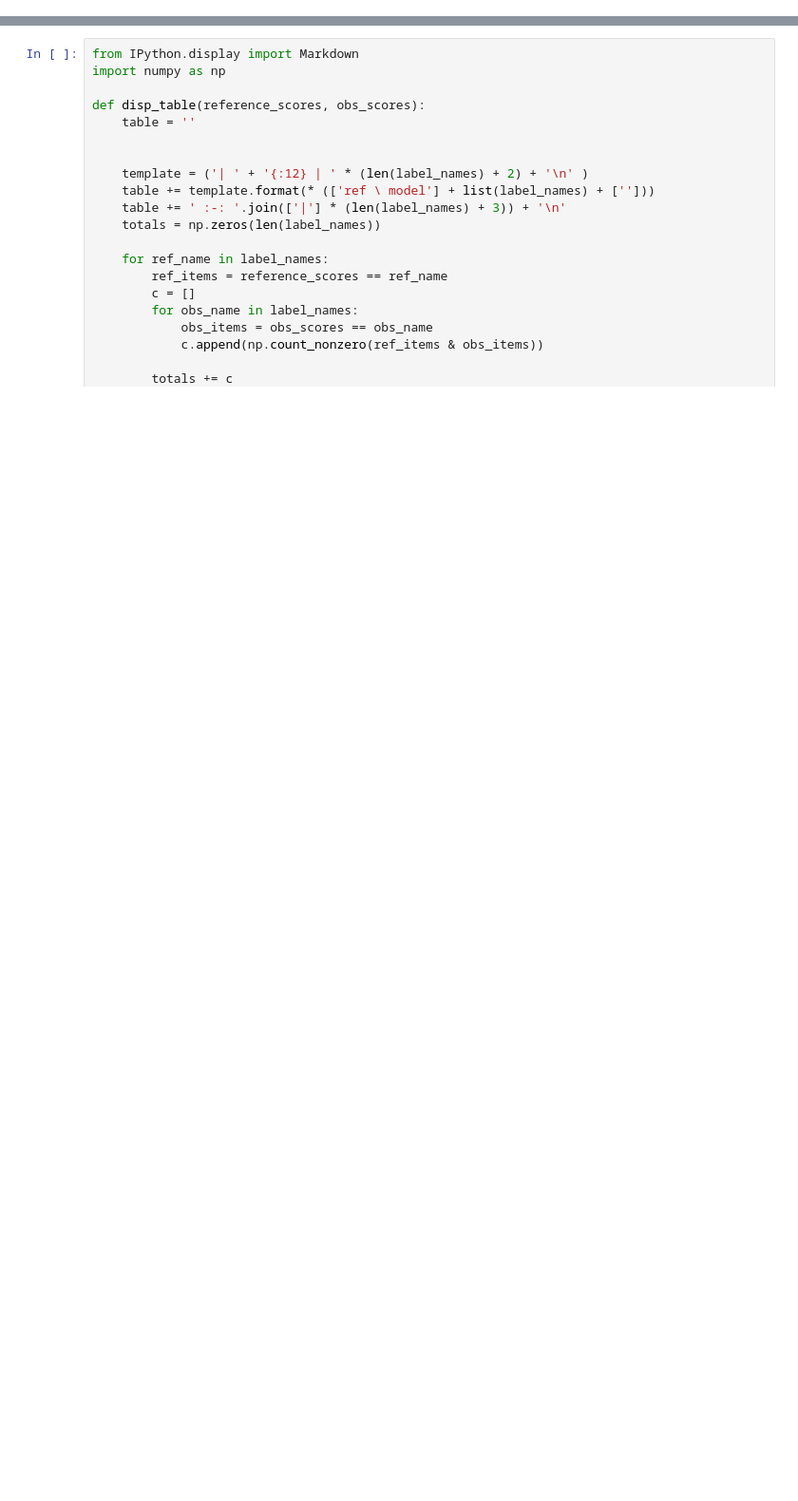
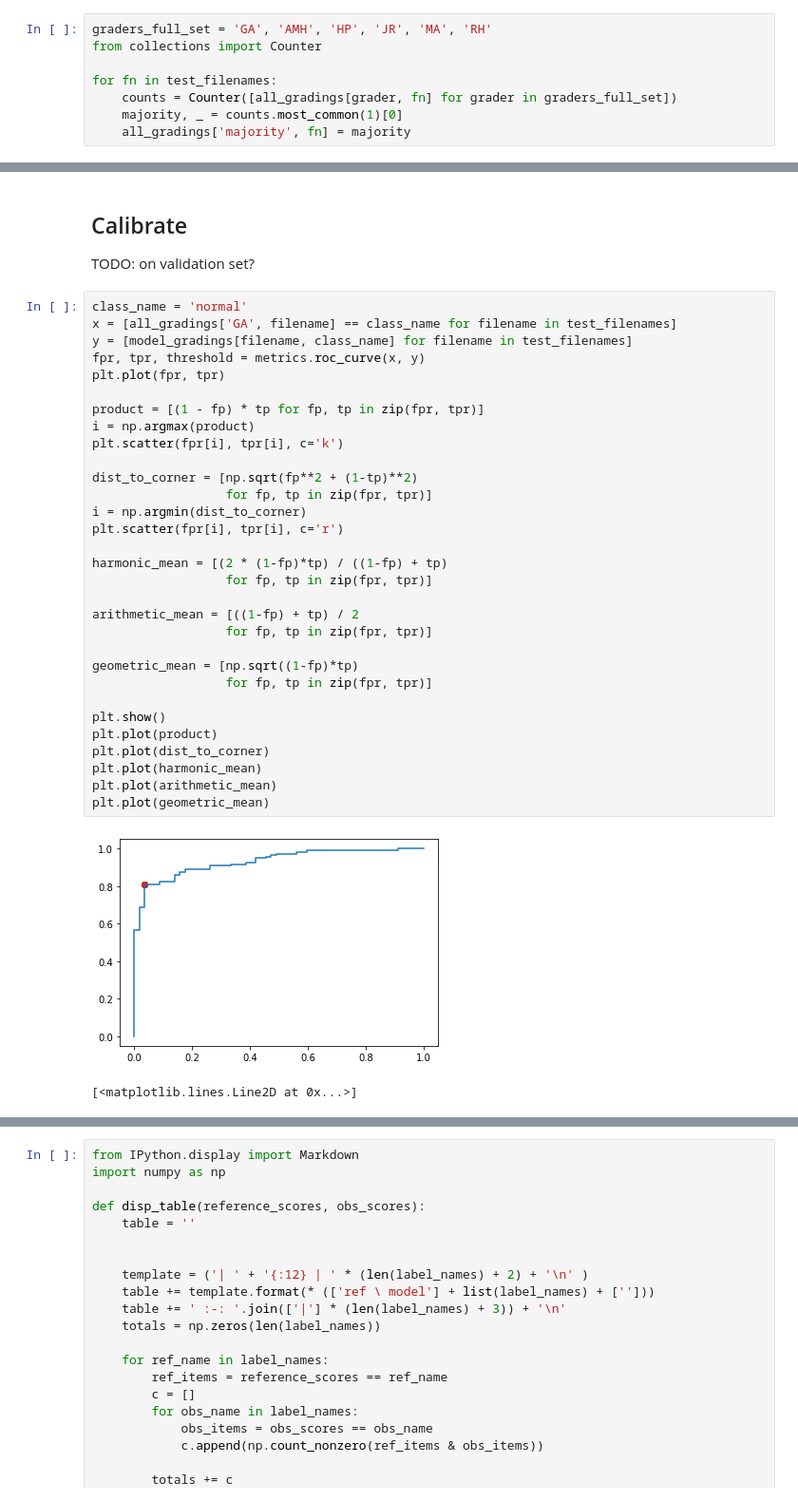
Before and after one commit to MoorfieldsInnovationLab/ROP, a Jupyter notebook: model_development/Evaluate.ipynb, the cells around one changed output, grey strips where cells are left out. Shown: that part at 95% size. Drawn from its saved outputs; the diff is of its cells as text; blank space fills up the shorter version.

```diff
--- a/model_development/Evaluate.ipynb
+++ b/model_development/Evaluate.ipynb
@@ -123,0 +84,8 @@ group_scores = np.array([group_grading[filename] for filename in filenames])
+# %%
+graders_full_set = 'GA', 'AMH', 'HP', 'JR', 'MA', 'RH'
+from collections import Counter
+
+for fn in test_filenames:
+    counts = Counter([all_gradings[grader, fn] for grader in graders_full_set])
+    majority, _ = counts.most_common(1)[0]
+    all_gradings['majority', fn] = majority
@@ -123,0 +120,37 @@ group_scores = np.array([group_grading[filename] for filename in filenames])
+# %% [markdown]
+## Calibrate
+TODO: on validation set?
+# %%
+class_name = 'normal'
+x = [all_gradings['GA', filename] == class_name for filename in test_filenames]
+y = [model_gradings[filename, class_name] for filename in test_filenames]
+fpr, tpr, threshold = metrics.roc_curve(x, y)
+plt.plot(fpr, tpr)
+
+product = [(1 - fp) * tp for fp, tp in zip(fpr, tpr)]
+i = np.argmax(product)
+plt.scatter(fpr[i], tpr[i], c='k')
+
+dist_to_corner = [np.sqrt(fp**2 + (1-tp)**2)
+                  for fp, tp in zip(fpr, tpr)]
+i = np.argmin(dist_to_corner)
+plt.scatter(fpr[i], tpr[i], c='r')
+
+harmonic_mean = [(2 * (1-fp)*tp) / ((1-fp) + tp)
+                  for fp, tp in zip(fpr, tpr)]
+
+arithmetic_mean = [((1-fp) + tp) / 2
+                  for fp, tp in zip(fpr, tpr)]
+
+geometric_mean = [np.sqrt((1-fp)*tp)
+                  for fp, tp in zip(fpr, tpr)]
+
+plt.show()
+plt.plot(product)
+plt.plot(dist_to_corner)
+plt.plot(harmonic_mean)
+plt.plot(arithmetic_mean)
+plt.plot(geometric_mean)
+# %% [output]
+[figure, added]
+[<matplotlib.lines.Line2D at 0x...>]
```
Also changed, not shown: parts of 66 cells of this notebook.
